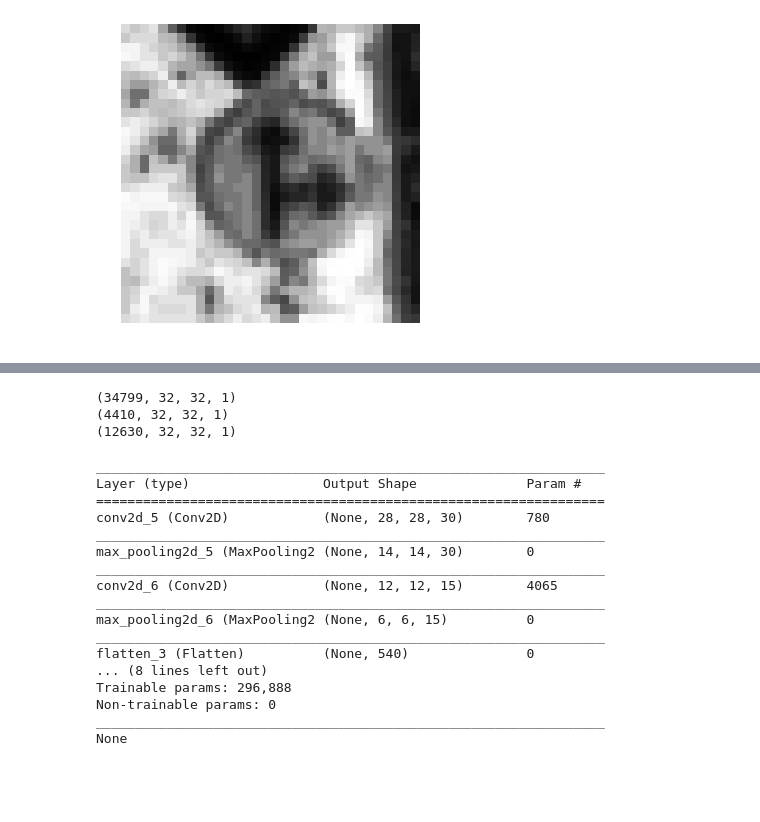
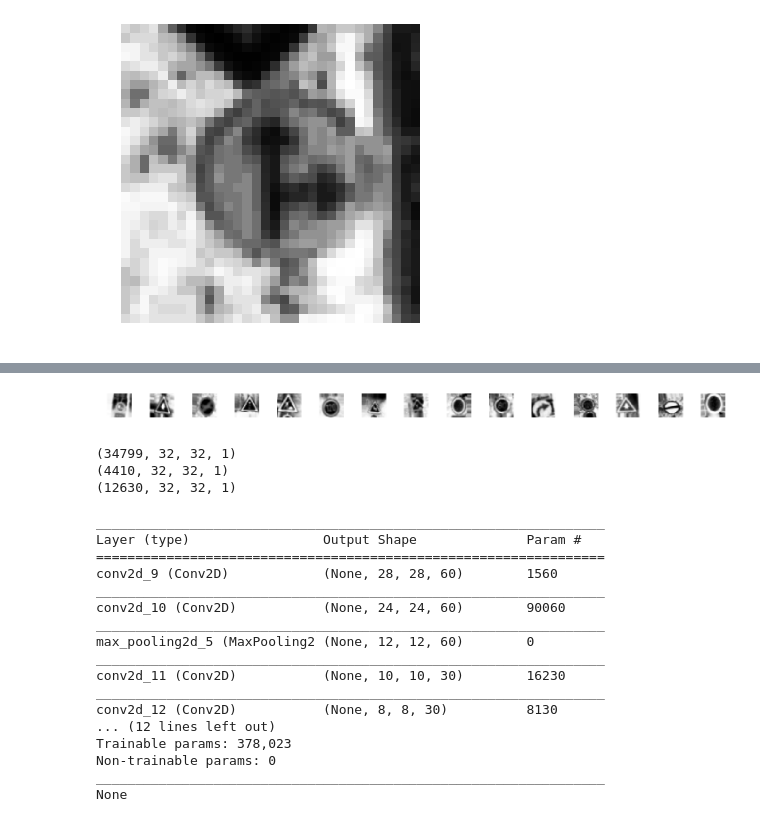
Before and after one commit to CJL810/German_Traffic_Signs, a Jupyter notebook: Traffic_Signs_Project.ipynb, the cells around one changed output, grey strips where cells are left out. Drawn from its saved outputs; the diff is of its cells as text; code cells hidden in the pictures; blank space fills up the shorter version.

```diff
--- a/Traffic_Signs_Project.ipynb
+++ b/Traffic_Signs_Project.ipynb
@@ -149,3 +158,15 @@ X_test = X_test.reshape(12630, 32, 32, 1)
+# %%
+batches = datagen.flow(X_train, y_train, batch_size = 20)
+X_batch, y_batch = next(batches)
+
+fig, axs = plt.subplots(1, 15, figsize = (20, 5))
+fig.tight_layout()
+
+for i in range(15):
+  axs[i].imshow(X_batch[i].reshape(32, 32))
+  axs[i].axis('off')
+# %% [output]
+[figure, added]
 # %%
 print(X_train.shape)
 print(X_val.shape)
@@ -174,22 +200,22 @@ def leNet_model():
   return model
 # %%
-model = leNet_model()
+model = modified_model()
 print(model.summary())
 # %% [output]
 _________________________________________________________________
 Layer (type)                 Output Shape              Param #
 =================================================================
-conv2d_5 (Conv2D)            (None, 28, 28, 30)        780
+conv2d_9 (Conv2D)            (None, 28, 28, 60)        1560
 _________________________________________________________________
-max_pooling2d_5 (MaxPooling2 (None, 14, 14, 30)        0
+conv2d_10 (Conv2D)           (None, 24, 24, 60)        90060
 _________________________________________________________________
-conv2d_6 (Conv2D)            (None, 12, 12, 15)        4065
+max_pooling2d_5 (MaxPooling2 (None, 12, 12, 60)        0
 _________________________________________________________________
-max_pooling2d_6 (MaxPooling2 (None, 6, 6, 15)          0
+conv2d_11 (Conv2D)           (None, 10, 10, 30)        16230
 _________________________________________________________________
-flatten_3 (Flatten)          (None, 540)               0
-... (8 lines left out)
-Trainable params: 296,888
+conv2d_12 (Conv2D)           (None, 8, 8, 30)          8130
+... (12 lines left out)
+Trainable params: 378,023
 Non-trainable params: 0
 _________________________________________________________________
 None
```
Also changed, not shown: parts of 14 cells of this notebook.
